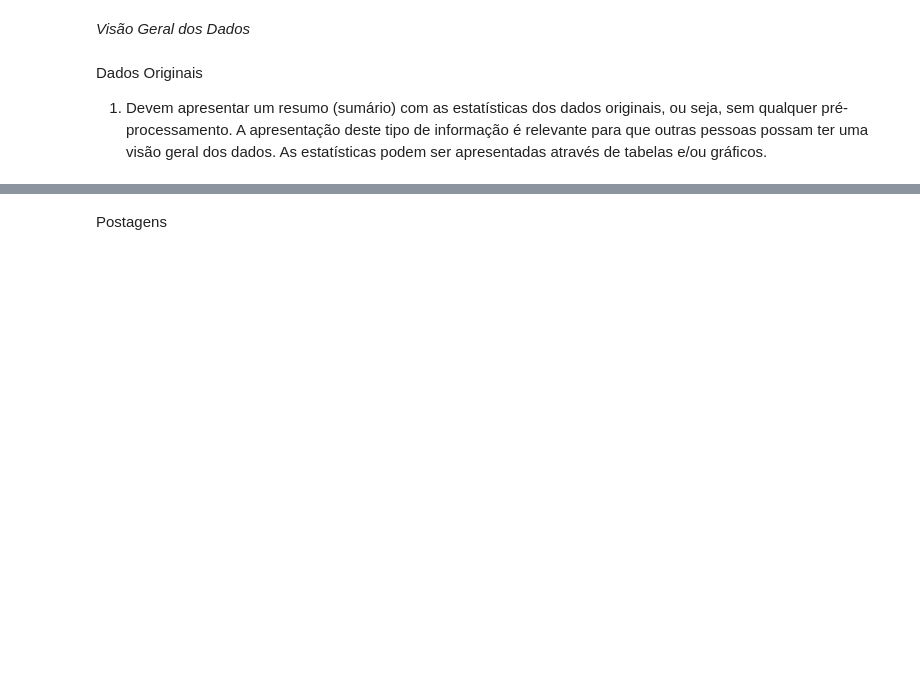
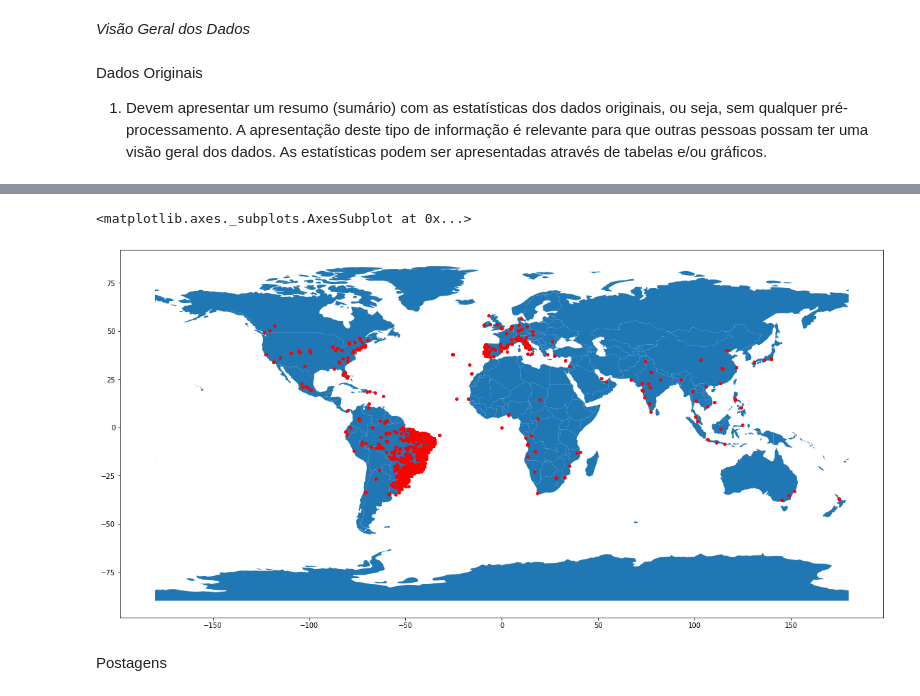
Before and after one commit to albert-melo/ProgCiencia-de-Dados, a Jupyter notebook: WorkProgCienciaDados.ipynb, the cells around one changed output, grey strips where cells are left out. Cells and saved outputs as stored; diff of their text form; code cells hidden in the pictures; blank space fills up the shorter version.

```diff
--- a/WorkProgCienciaDados.ipynb
+++ b/WorkProgCienciaDados.ipynb
@@ -68,0 +60,8 @@ Colunas que compõem a base de dados:
+# %%
+paises = dados["pais"].value_counts()
+
+len(paises)
+
+locais = dados[ dados["latitude"].isna()==False]
+
+len(locais)
@@ -69,3 +91,12 @@ Colunas que compõem a base de dados:
+# %%
+geometry  = [Point(xy) for xy in zip(locais['latitude'], locais['longitude'])]
+gdf = GeoDataFrame(locais, geometry = geometry)
+
+world = gpd.read_file(gpd.datasets.get_path('naturalearth_lowres'))
+gdf.plot(ax=world.plot(figsize=(20, 12)), marker = 'o', color = 'red', markersize = 15)
+# %% [output]
+<matplotlib.axes._subplots.AxesSubplot at 0x...>
+[figure, added]
 # %% [markdown]
 Postagens
 # %%
```
Also changed, not shown: parts of 8 cells of this notebook.
